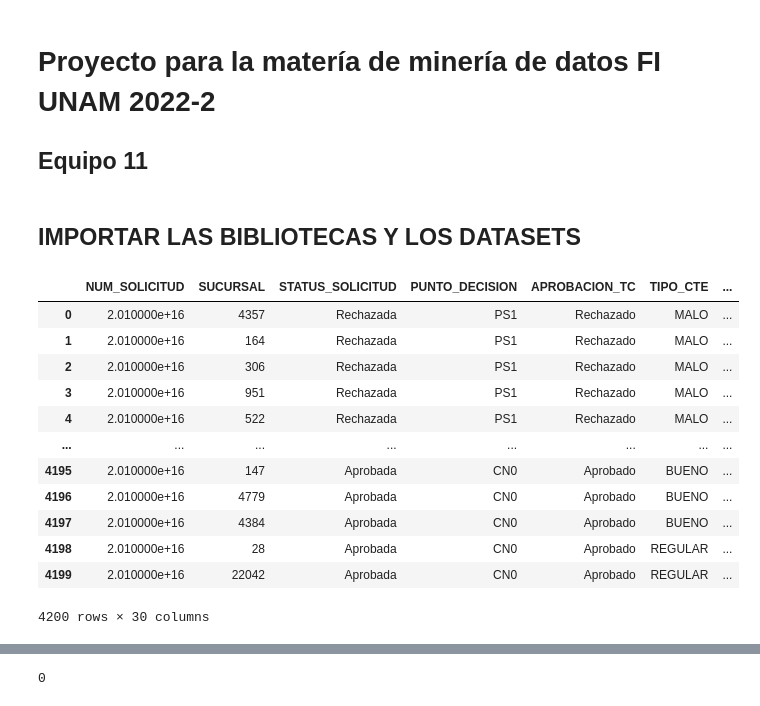
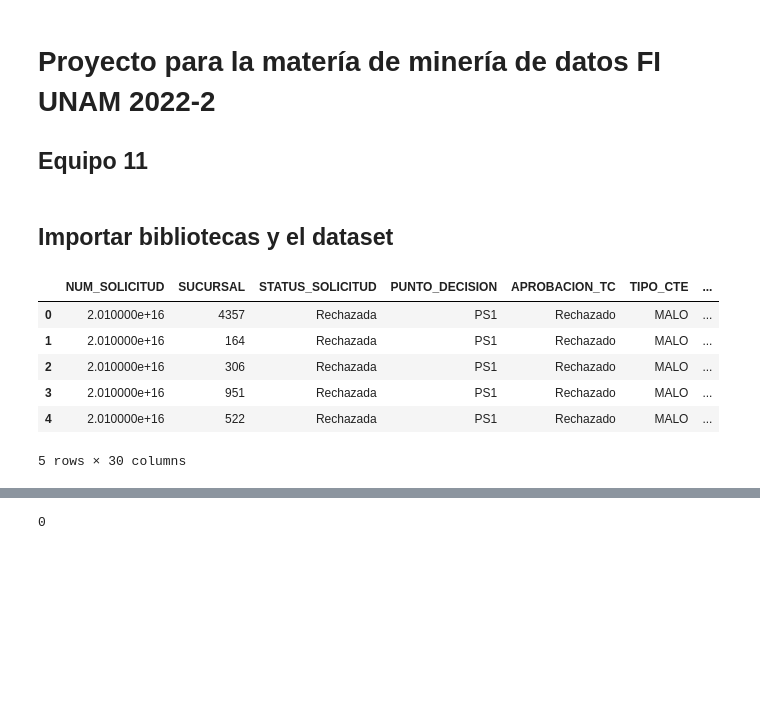
Before and after one commit to juanjosejg/Project-Data-Mining, a Jupyter notebook: Code-files/Proyecto.ipynb, the cells around one changed output, grey strips where cells are left out. Saved outputs shown, nothing was run; the diff lists cells and outputs as text; code cells hidden in the pictures; blank space fills up the shorter version.

```diff
--- a/Code-files/Proyecto.ipynb
+++ b/Code-files/Proyecto.ipynb
@@ -2,8 +2,8 @@
 # Proyecto para la matería de minería de datos FI UNAM 2022-2
 
 ## Equipo 11
-# %% [markdown]
-## IMPORTAR LAS BIBLIOTECAS Y LOS DATASETS
+# %% [markdown]
+## Importar bibliotecas y el dataset
 # %%
 #Se importan las bibliotecas correspondientes
 import pandas as pd
@@ -26,18 +27,12 @@ path="../Data-files/DataSet.csv"
 data_bank_df = pd.read_csv(path)
 # %%
 #Revisamos la carga correcta de los datos
-data_bank_df
+data_bank_df.head(5)
 # %% [output]
 |  | NUM_SOLICITUD | SUCURSAL | STATUS_SOLICITUD | PUNTO_DECISION | APROBACION_TC | TIPO_CTE | ... |
 | 0 | 2.010000e+16 | 4357 | Rechazada | PS1 | Rechazado | MALO | ... |
 | 1 | 2.010000e+16 | 164 | Rechazada | PS1 | Rechazado | MALO | ... |
 | 2 | 2.010000e+16 | 306 | Rechazada | PS1 | Rechazado | MALO | ... |
 | 3 | 2.010000e+16 | 951 | Rechazada | PS1 | Rechazado | MALO | ... |
 | 4 | 2.010000e+16 | 522 | Rechazada | PS1 | Rechazado | MALO | ... |
-| ... | ... | ... | ... | ... | ... | ... | ... |
-| 4195 | 2.010000e+16 | 147 | Aprobada | CN0 | Aprobado | BUENO | ... |
-| 4196 | 2.010000e+16 | 4779 | Aprobada | CN0 | Aprobado | BUENO | ... |
-| 4197 | 2.010000e+16 | 4384 | Aprobada | CN0 | Aprobado | BUENO | ... |
-| 4198 | 2.010000e+16 | 28 | Aprobada | CN0 | Aprobado | REGULAR | ... |
-| 4199 | 2.010000e+16 | 22042 | Aprobada | CN0 | Aprobado | REGULAR | ... |
-4200 rows × 30 columns
+5 rows × 30 columns
```
Also changed, not shown: parts of 85 cells of this notebook.
